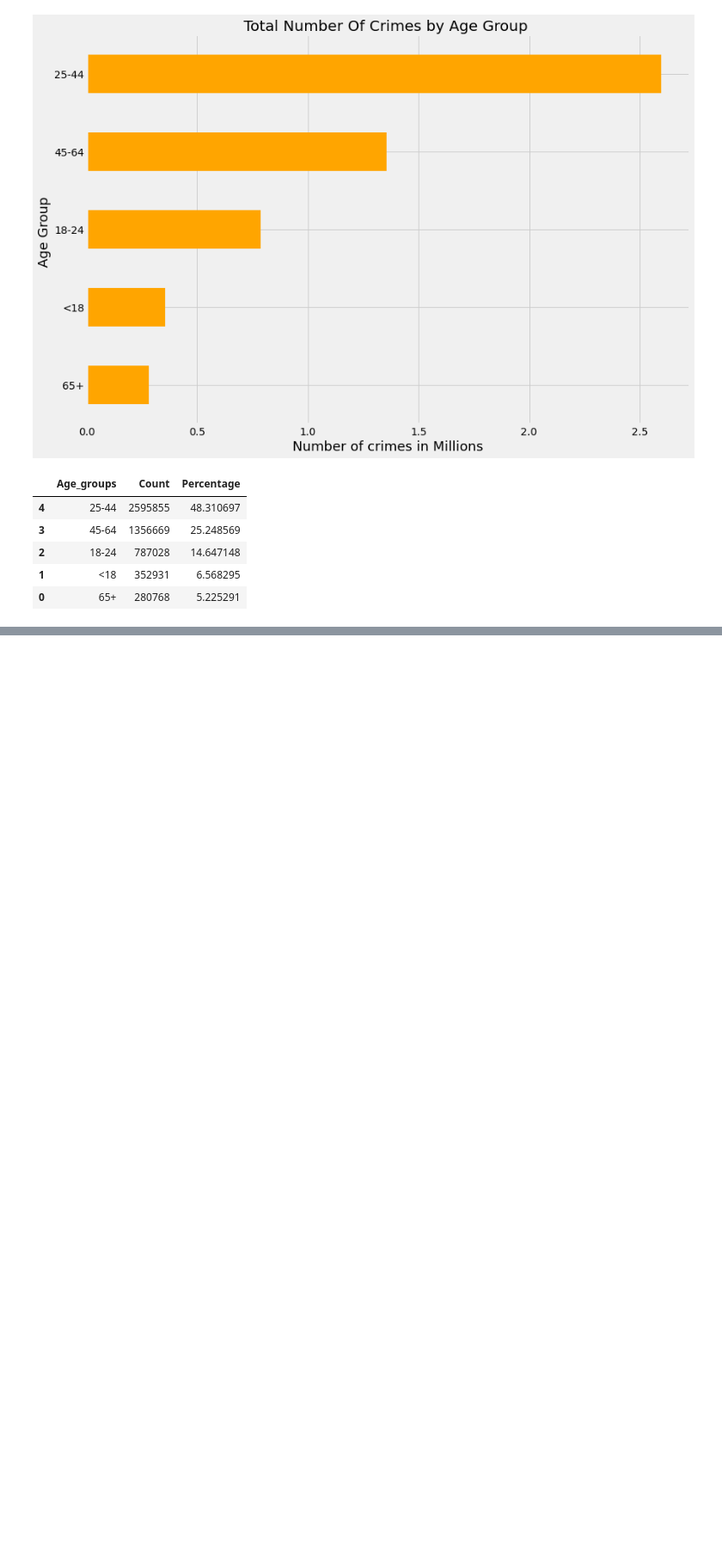
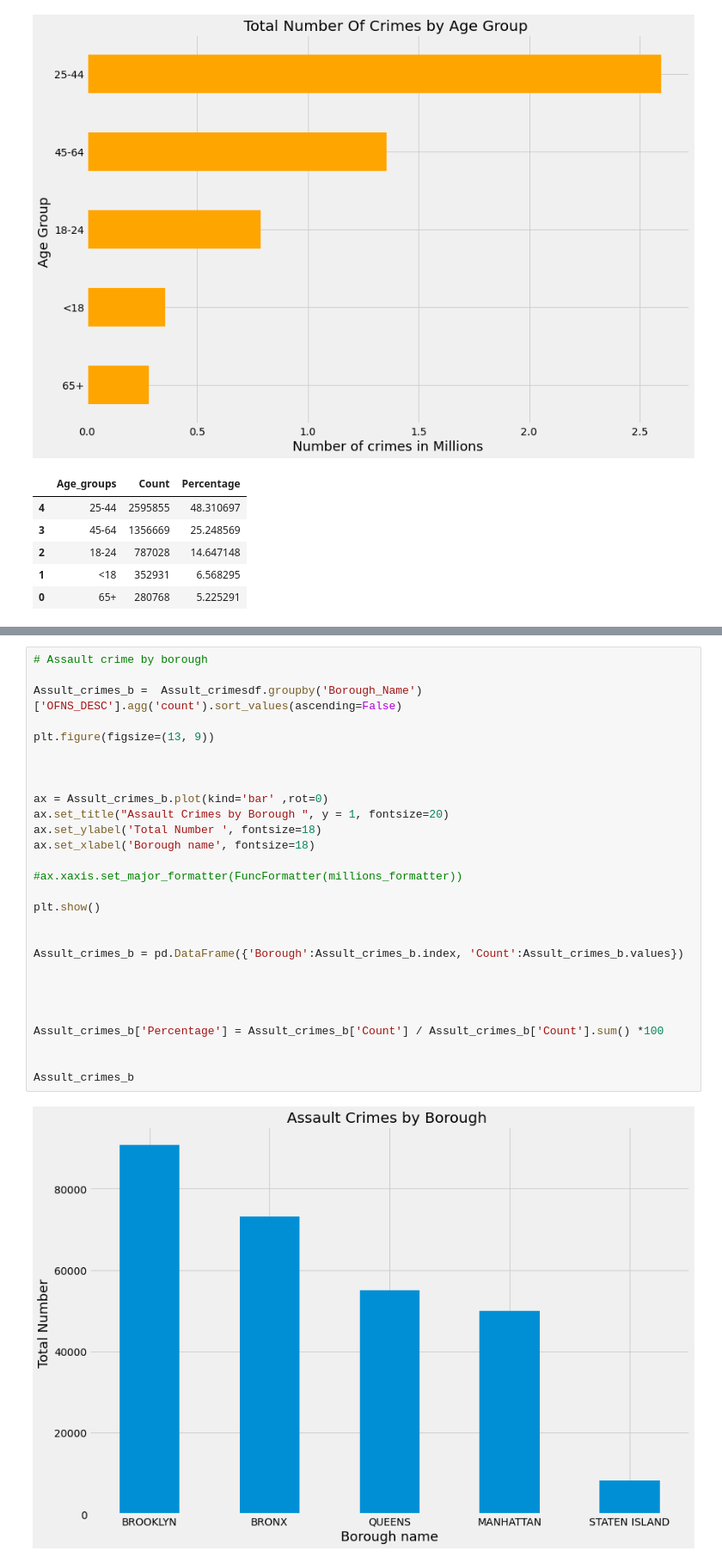
Before and after one commit to moutasam/NYC-Complaints-Python-Project, a Jupyter notebook: NYC Crimes Analysis.ipynb, the cells around one changed output, grey strips where cells are left out. Shown at 86% size. Drawn from its saved outputs; the diff is of its cells as text; blank space fills up the shorter version.

```diff
--- a/NYC Crimes Analysis.ipynb
+++ b/NYC Crimes Analysis.ipynb
@@ -911,0 +896,30 @@ Assult_crimes_r
+# %%
+# Assault crime by borough
+
+Assult_crimes_b =  Assult_crimesdf.groupby('Borough_Name')['OFNS_DESC'].agg('count').sort_values(ascending=False)
+
+plt.figure(figsize=(13, 9))
+
+
+
+ax = Assult_crimes_b.plot(kind='bar' ,rot=0)
+ax.set_title("Assault Crimes by Borough ", y = 1, fontsize=20)
+ax.set_ylabel('Total Number ', fontsize=18)
+ax.set_xlabel('Borough name', fontsize=18)
+
+#ax.xaxis.set_major_formatter(FuncFormatter(millions_formatter))
+
+plt.show()
+
+
+Assult_crimes_b = pd.DataFrame({'Borough':Assult_crimes_b.index, 'Count':Assult_crimes_b.values})
+
+
+
+
+Assult_crimes_b['Percentage'] = Assult_crimes_b['Count'] / Assult_crimes_b['Count'].sum() *100
+
+
+Assult_crimes_b
+# %% [output]
+[figure, added]
```
Also changed, not shown: parts of 12 cells of this notebook.
